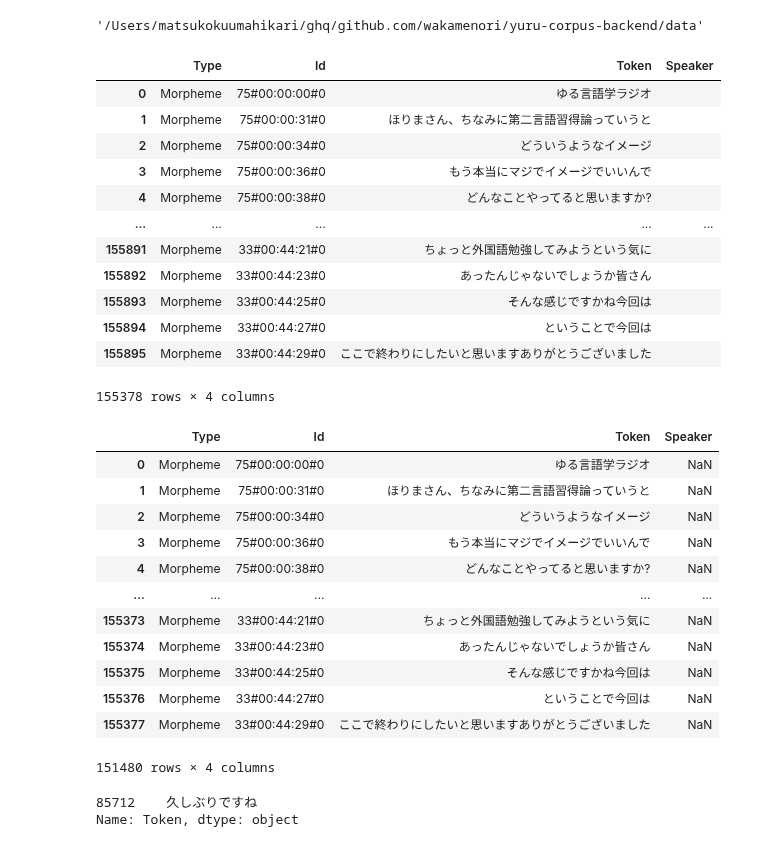
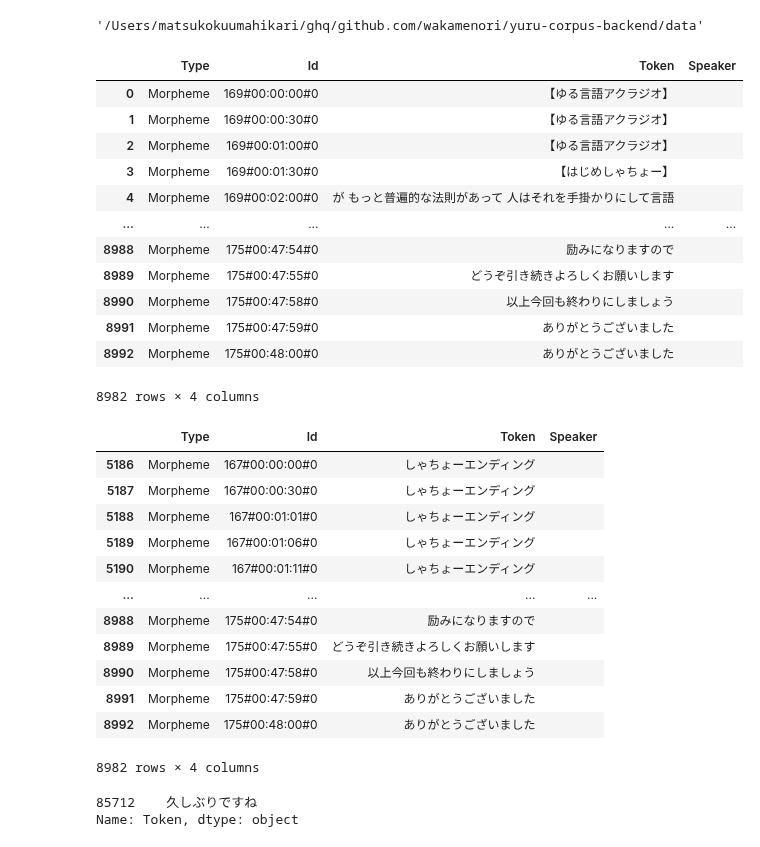
Before and after one commit to wakamenori/yuru-corpus-backend, a Jupyter notebook: data/code/morpheme.ipynb, the cells around one changed output. Drawn from its saved outputs; the diff is of its cells as text; code cells hidden in the pictures.

```diff
--- a/data/code/morpheme.ipynb
+++ b/data/code/morpheme.ipynb
@@ -8,7 +11,14 @@ filenames = os.listdir("../text")
 # %%
 from jaconv import normalize
 
-episode = pd.read_csv("../ling_summary_processed.csv")
+episode = pd.read_csv("../summary_processed.csv")
 episode = episode.set_index("Id")
 episode["Title"] = episode["Title"].apply(normalize)
-episode
+
+# for column in episode.columns:
+#     try:
+#         episode[column] = episode[column].str.strip()
+#     except AttributeError:
+#         continue
+
+# episode.to_csv("../summary_processed.csv")
@@ -43,7 +36,7 @@ from jaconv import normalize
 # %%
 from tqdm import tqdm
 
-filenames = os.listdir("../text")
+filenames = os.listdir("../text/processing/")
 # def get_text_filepath(filename: str):
 #     cwd = os.getcwd()
 #     parent = "/".join(os.getcwd().split("/")[:-1])
@@ -54,7 +47,7 @@ def convert_1d_to_2d(l, cols):
 
 
 def read_file(filename: str):
-    with open("../text/" + filename, "r") as f:
+    with open("../text/processing/" + filename, "r") as f:
         lines = f.readlines()[2:-1]
     lines = [line.replace("\n", "") for line in lines if line != "\n"]
     lines_2d = convert_1d_to_2d(lines, 2)
@@ -66,13 +59,6 @@ def extract_info(line):
     if len(timestamp) == 5:
         timestamp = "00:" + timestamp
     text = line[1]
-    # for p in parentheses.itertuples():
-    #     text = text.replace(p.text, "")
-    # for s in spaces.itertuples():
-    #     if text.startswith(s.text +" "):
-    #         text = text[len(s)+1:]
-    #         break
-    # text = text.replace("【", "").replace("】", "")
     return timestamp, text
 
 
@@ -103,68 +89,68 @@ for filename in tqdm(filenames):
 
 morphemes_df = pd.DataFrame(morphemes)
 morphemes_df = morphemes_df.drop_duplicates(subset=["Id"])
-morphemes_df.to_csv("../morphemes.csv", index=False)
+morphemes_df.to_csv("../processing/morphemes_processing.csv", index=False)
 morphemes_df
 # %% [output]
 |  | Type | Id | Token | Speaker |
-| 0 | Morpheme | 75#00:00:00#0 | ゆる言語学ラジオ |  |
-| 1 | Morpheme | 75#00:00:31#0 | ほりまさん、ちなみに第二言語習得論っていうと |  |
-| 2 | Morpheme | 75#00:00:34#0 | どういうようなイメージ |  |
-| 3 | Morpheme | 75#00:00:36#0 | もう本当にマジでイメージでいいんで |  |
-| 4 | Morpheme | 75#00:00:38#0 | どんなことやってると思いますか? |  |
+| 0 | Morpheme | 169#00:00:00#0 | 【ゆる言語アクラジオ】 |  |
+| 1 | Morpheme | 169#00:00:30#0 | 【ゆる言語アクラジオ】 |  |
+| 2 | Morpheme | 169#00:01:00#0 | 【ゆる言語アクラジオ】 |  |
+| 3 | Morpheme | 169#00:01:30#0 | 【はじめしゃちょー】 |  |
+| 4 | Morpheme | 169#00:02:00#0 | が もっと普遍的な法則があって 人はそれを手掛かりにして言語 |  |
 | ... | ... | ... | ... | ... |
-| 155891 | Morpheme | 33#00:44:21#0 | ちょっと外国語勉強してみようという気に |  |
-| 155892 | Morpheme | 33#00:44:23#0 | あったんじゃないでしょうか皆さん |  |
-| 155893 | Morpheme | 33#00:44:25#0 | そんな感じですかね今回は |  |
-| 155894 | Morpheme | 33#00:44:27#0 | ということで今回は |  |
-| 155895 | Morpheme | 33#00:44:29#0 | ここで終わりにしたいと思いますありがとうございました |  |
+| 8988 | Morpheme | 175#00:47:54#0 | 励みになりますので |  |
+| 8989 | Morpheme | 175#00:47:55#0 | どうぞ引き続きよろしくお願いします |  |
+| 8990 | Morpheme | 175#00:47:58#0 | 以上今回も終わりにしましょう |  |
+| 8991 | Morpheme | 175#00:47:59#0 | ありがとうございました |  |
+| 8992 | Morpheme | 175#00:48:00#0 | ありがとうございました |  |
-155378 rows × 4 columns
+8982 rows × 4 columns
 # %%
 from tqdm import tqdm
 spaces = pd.read_csv("../space.csv")
 parentheses = pd.read_csv("../【】.csv")
 
-morphemes_df = pd.read_csv("../morphemes.csv")
+# morphemes_df = pd.read_csv("../morphemes.csv")
 
 for space in tqdm(spaces.itertuples()):
     def retrieve(token: str):
         if token.startswith(space.text):
             return token[len(space)+1:]
         return token
 
     morphemes_df["Token"] = np.vectorize(retrieve)(morphemes_df["Token"])
 
 
 for space in tqdm(parentheses.itertuples()):
     def retrieve(token: str):
         return token.replace(space.text, "")
 
     morphemes_df["Token"] = np.vectorize(retrieve)(morphemes_df["Token"])
 
 
 def retrieve(token: str):
         return token.replace("】", "").replace("【", "")
 
 
 morphemes_df["Token"] = np.vectorize(retrieve)(morphemes_df["Token"])
 morphemes_df = morphemes_df[morphemes_df["Token"] != ""]
 morphemes_df["Speaker"] = ""
 morphemes_df = morphemes_df.sort_values("Id")
 morphemes_df
 # %% [output]
 |  | Type | Id | Token | Speaker |
-| 0 | Morpheme | 75#00:00:00#0 | ゆる言語学ラジオ | NaN |
-| 1 | Morpheme | 75#00:00:31#0 | ほりまさん、ちなみに第二言語習得論っていうと | NaN |
-| 2 | Morpheme | 75#00:00:34#0 | どういうようなイメージ | NaN |
-| 3 | Morpheme | 75#00:00:36#0 | もう本当にマジでイメージでいいんで | NaN |
-| 4 | Morpheme | 75#00:00:38#0 | どんなことやってると思いますか? | NaN |
+| 5186 | Morpheme | 167#00:00:00#0 | しゃちょーエンディング |  |
+| 5187 | Morpheme | 167#00:00:30#0 | しゃちょーエンディング |  |
+| 5188 | Morpheme | 167#00:01:01#0 | しゃちょーエンディング |  |
+| 5189 | Morpheme | 167#00:01:06#0 | しゃちょーエンディング |  |
+| 5190 | Morpheme | 167#00:01:11#0 | しゃちょーエンディング |  |
 | ... | ... | ... | ... | ... |
-| 155373 | Morpheme | 33#00:44:21#0 | ちょっと外国語勉強してみようという気に | NaN |
-| 155374 | Morpheme | 33#00:44:23#0 | あったんじゃないでしょうか皆さん | NaN |
-| 155375 | Morpheme | 33#00:44:25#0 | そんな感じですかね今回は | NaN |
-| 155376 | Morpheme | 33#00:44:27#0 | ということで今回は | NaN |
-| 155377 | Morpheme | 33#00:44:29#0 | ここで終わりにしたいと思いますありがとうございました | NaN |
+| 8988 | Morpheme | 175#00:47:54#0 | 励みになりますので |  |
+| 8989 | Morpheme | 175#00:47:55#0 | どうぞ引き続きよろしくお願いします |  |
+| 8990 | Morpheme | 175#00:47:58#0 | 以上今回も終わりにしましょう |  |
+| 8991 | Morpheme | 175#00:47:59#0 | ありがとうございました |  |
+| 8992 | Morpheme | 175#00:48:00#0 | ありがとうございました |  |
-151480 rows × 4 columns
+8982 rows × 4 columns
 # %%
 morphemes_df["Speaker"] = ""
 morphemes_df = morphemes_df.sort_values("Id")
```
Also changed, not shown: parts of 12 cells of this notebook, 6 other files.
